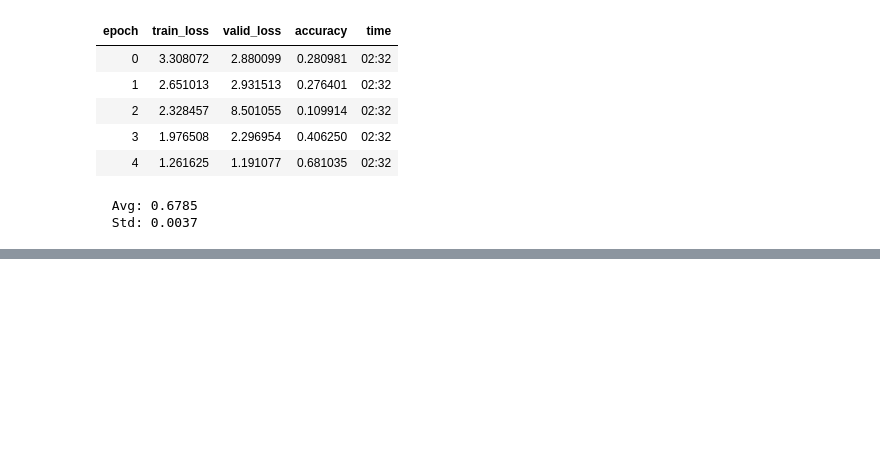
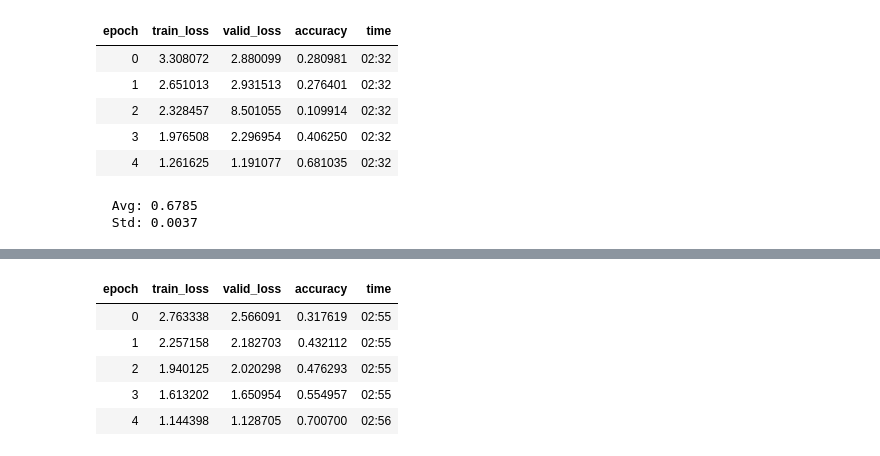
Before and after one commit to jwuphysics/FastGarden, a Jupyter notebook: nbs/01. mxresnet50 tests with augmentation and lr scheduling.ipynb, the cells around one changed output, grey strips where cells are left out. Cells and saved outputs as stored; diff of their text form; code cells hidden in the pictures; blank space fills up the shorter version.

```diff
--- a/nbs/01. mxresnet50 tests with augmentation and lr scheduling.ipynb
+++ b/nbs/01. mxresnet50 tests with augmentation and lr scheduling.ipynb
@@ -299,0 +332,12 @@ print(f'  Avg: {np.mean(results):.4f}'  '\n  Std: ' f'{np.std(results):.4f}')
+# %%
+# 2/3
+net = convert_MP_to_blurMP(xresnet50(pretrained=False, sa=True, act_cls=Mish))
+learn = Learner(dls, net, opt_func=ranger, metrics=accuracy)
+learn.fit_flat_cos(5, 6e-3)
+# %% [output]
+| epoch | train_loss | valid_loss | accuracy | time |
+| 0 | 2.763338 | 2.566091 | 0.317619 | 02:55 |
+| 1 | 2.257158 | 2.182703 | 0.432112 | 02:55 |
+| 2 | 1.940125 | 2.020298 | 0.476293 | 02:55 |
+| 3 | 1.613202 | 1.650954 | 0.554957 | 02:55 |
+| 4 | 1.144398 | 1.128705 | 0.700700 | 02:56 |
```
Also changed, not shown: parts of 5 cells of this notebook, 2 other files.
